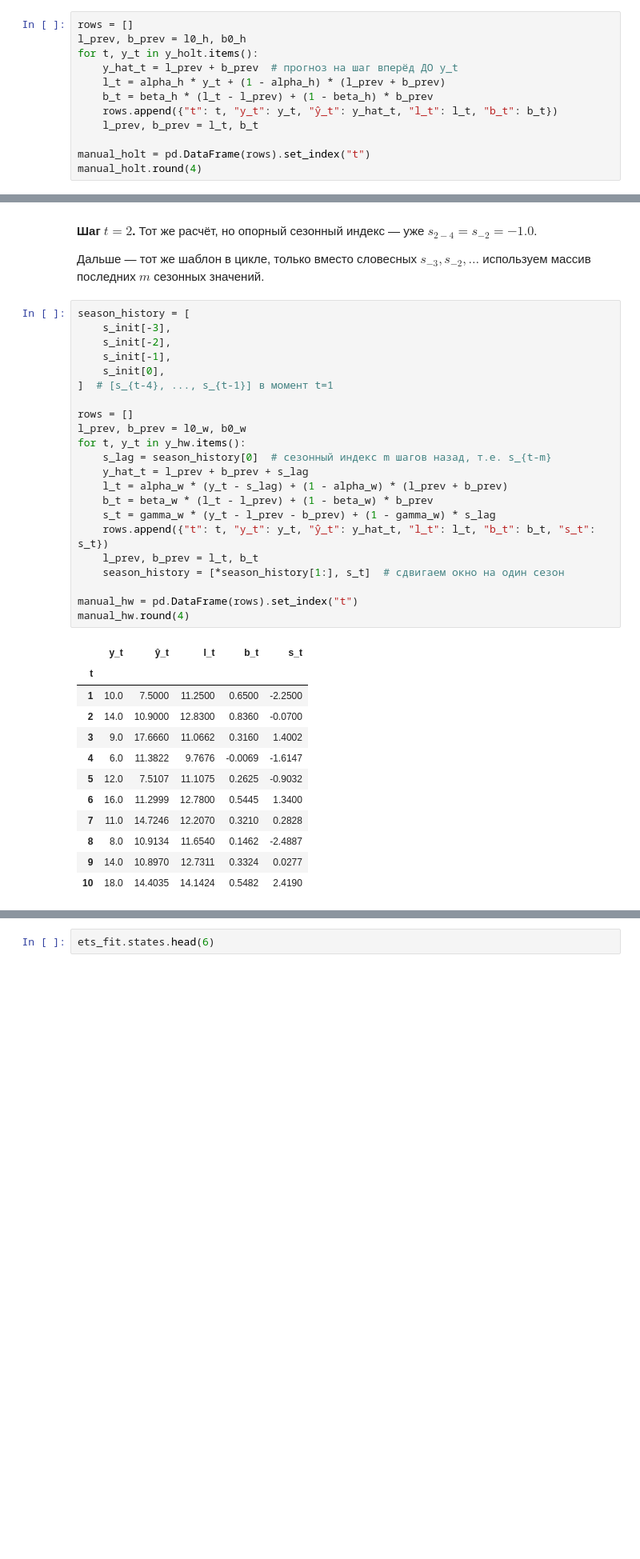
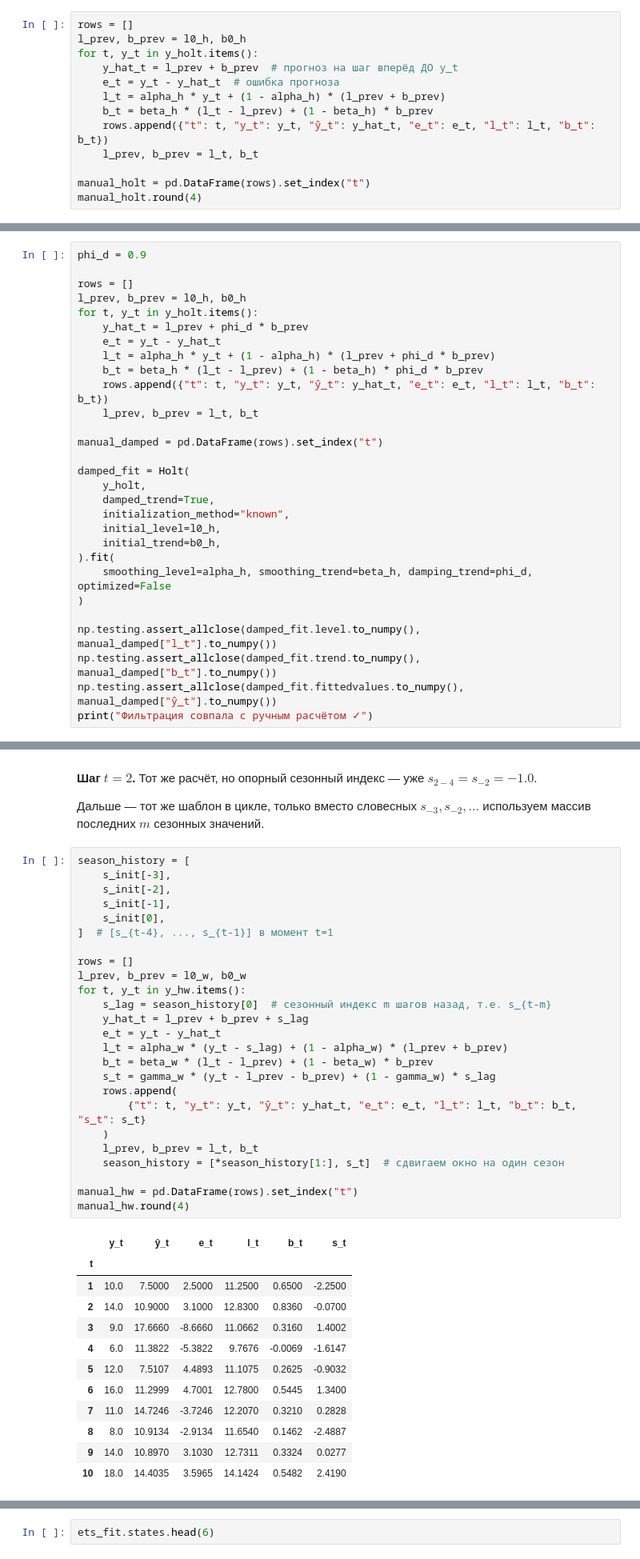
Before and after one commit to alex-hse-repository/time-series-cu-2026, a Jupyter notebook: week_3/part_1/01. Фильтрация и прогноз в ETS.ipynb, the cells around one changed output, grey strips where cells are left out. Shown at 80% size. Saved outputs shown, nothing was run; the diff lists cells and outputs as text; blank space fills up the shorter version.

```diff
--- a/week_3/part_1/01. Фильтрация и прогноз в ETS.ipynb
+++ b/week_3/part_1/01. Фильтрация и прогноз в ETS.ipynb
@@ -481,9 +560,10 @@ rows = []
 l_prev, b_prev = l0_h, b0_h
 for t, y_t in y_holt.items():
     y_hat_t = l_prev + b_prev  # прогноз на шаг вперёд ДО y_t
+    e_t = y_t - y_hat_t  # ошибка прогноза
     l_t = alpha_h * y_t + (1 - alpha_h) * (l_prev + b_prev)
     b_t = beta_h * (l_t - l_prev) + (1 - beta_h) * b_prev
-    rows.append({"t": t, "y_t": y_t, "ŷ_t": y_hat_t, "l_t": l_t, "b_t": b_t})
+    rows.append({"t": t, "y_t": y_t, "ŷ_t": y_hat_t, "e_t": e_t, "l_t": l_t, "b_t": b_t})
     l_prev, b_prev = l_t, b_t
 
 manual_holt = pd.DataFrame(rows).set_index("t")
@@ -594,0 +731,29 @@ plt.show()
+# %%
+phi_d = 0.9
+
+rows = []
+l_prev, b_prev = l0_h, b0_h
+for t, y_t in y_holt.items():
+    y_hat_t = l_prev + phi_d * b_prev
+    e_t = y_t - y_hat_t
+    l_t = alpha_h * y_t + (1 - alpha_h) * (l_prev + phi_d * b_prev)
+    b_t = beta_h * (l_t - l_prev) + (1 - beta_h) * phi_d * b_prev
+    rows.append({"t": t, "y_t": y_t, "ŷ_t": y_hat_t, "e_t": e_t, "l_t": l_t, "b_t": b_t})
+    l_prev, b_prev = l_t, b_t
+
+manual_damped = pd.DataFrame(rows).set_index("t")
+
+damped_fit = Holt(
+    y_holt,
+    damped_trend=True,
+    initialization_method="known",
+    initial_level=l0_h,
+    initial_trend=b0_h,
+).fit(
+    smoothing_level=alpha_h, smoothing_trend=beta_h, damping_trend=phi_d, optimized=False
+)
+
+np.testing.assert_allclose(damped_fit.level.to_numpy(), manual_damped["l_t"].to_numpy())
+np.testing.assert_allclose(damped_fit.trend.to_numpy(), manual_damped["b_t"].to_numpy())
+np.testing.assert_allclose(damped_fit.fittedvalues.to_numpy(), manual_damped["ŷ_t"].to_numpy())
+print("Фильтрация совпала с ручным расчётом ✓")
@@ -660,36 +899,39 @@ $s_1 = \gamma(y_1 - l_0 - b_0) + (1-\gamma)s_{-3} = 0.3\cdot(-0.5) + 0.7
 # %%
 season_history = [
     s_init[-3],
     s_init[-2],
     s_init[-1],
     s_init[0],
 ]  # [s_{t-4}, ..., s_{t-1}] в момент t=1
 
 rows = []
 l_prev, b_prev = l0_w, b0_w
 for t, y_t in y_hw.items():
     s_lag = season_history[0]  # сезонный индекс m шагов назад, т.е. s_{t-m}
     y_hat_t = l_prev + b_prev + s_lag
+    e_t = y_t - y_hat_t
     l_t = alpha_w * (y_t - s_lag) + (1 - alpha_w) * (l_prev + b_prev)
     b_t = beta_w * (l_t - l_prev) + (1 - beta_w) * b_prev
     s_t = gamma_w * (y_t - l_prev - b_prev) + (1 - gamma_w) * s_lag
-    rows.append({"t": t, "y_t": y_t, "ŷ_t": y_hat_t, "l_t": l_t, "b_t": b_t, "s_t": s_t})
+    rows.append(
+        {"t": t, "y_t": y_t, "ŷ_t": y_hat_t, "e_t": e_t, "l_t": l_t, "b_t": b_t, "s_t": s_t}
+    )
     l_prev, b_prev = l_t, b_t
     season_history = [*season_history[1:], s_t]  # сдвигаем окно на один сезон
 
 manual_hw = pd.DataFrame(rows).set_index("t")
 manual_hw.round(4)
 # %% [output]
-|  | y_t | ŷ_t | l_t | b_t | s_t |
-| t |  |  |  |  |  |
-| 1 | 10.0 | 7.5000 | 11.2500 | 0.6500 | -2.2500 |
-| 2 | 14.0 | 10.9000 | 12.8300 | 0.8360 | -0.0700 |
-| 3 | 9.0 | 17.6660 | 11.0662 | 0.3160 | 1.4002 |
-| 4 | 6.0 | 11.3822 | 9.7676 | -0.0069 | -1.6147 |
-| 5 | 12.0 | 7.5107 | 11.1075 | 0.2625 | -0.9032 |
-| 6 | 16.0 | 11.2999 | 12.7800 | 0.5445 | 1.3400 |
-| 7 | 11.0 | 14.7246 | 12.2070 | 0.3210 | 0.2828 |
-| 8 | 8.0 | 10.9134 | 11.6540 | 0.1462 | -2.4887 |
-| 9 | 14.0 | 10.8970 | 12.7311 | 0.3324 | 0.0277 |
-| 10 | 18.0 | 14.4035 | 14.1424 | 0.5482 | 2.4190 |
+|  | y_t | ŷ_t | e_t | l_t | b_t | s_t |
+| t |  |  |  |  |  |  |
+| 1 | 10.0 | 7.5000 | 2.5000 | 11.2500 | 0.6500 | -2.2500 |
+| 2 | 14.0 | 10.9000 | 3.1000 | 12.8300 | 0.8360 | -0.0700 |
+| 3 | 9.0 | 17.6660 | -8.6660 | 11.0662 | 0.3160 | 1.4002 |
+| 4 | 6.0 | 11.3822 | -5.3822 | 9.7676 | -0.0069 | -1.6147 |
+| 5 | 12.0 | 7.5107 | 4.4893 | 11.1075 | 0.2625 | -0.9032 |
+| 6 | 16.0 | 11.2999 | 4.7001 | 12.7800 | 0.5445 | 1.3400 |
+| 7 | 11.0 | 14.7246 | -3.7246 | 12.2070 | 0.3210 | 0.2828 |
+| 8 | 8.0 | 10.9134 | -2.9134 | 11.6540 | 0.1462 | -2.4887 |
+| 9 | 14.0 | 10.8970 | 3.1030 | 12.7311 | 0.3324 | 0.0277 |
+| 10 | 18.0 | 14.4035 | 3.5965 | 14.1424 | 0.5482 | 2.4190 |
 # %% [markdown]
```
Also changed, not shown: parts of 60 cells of this notebook, 2 other files.
